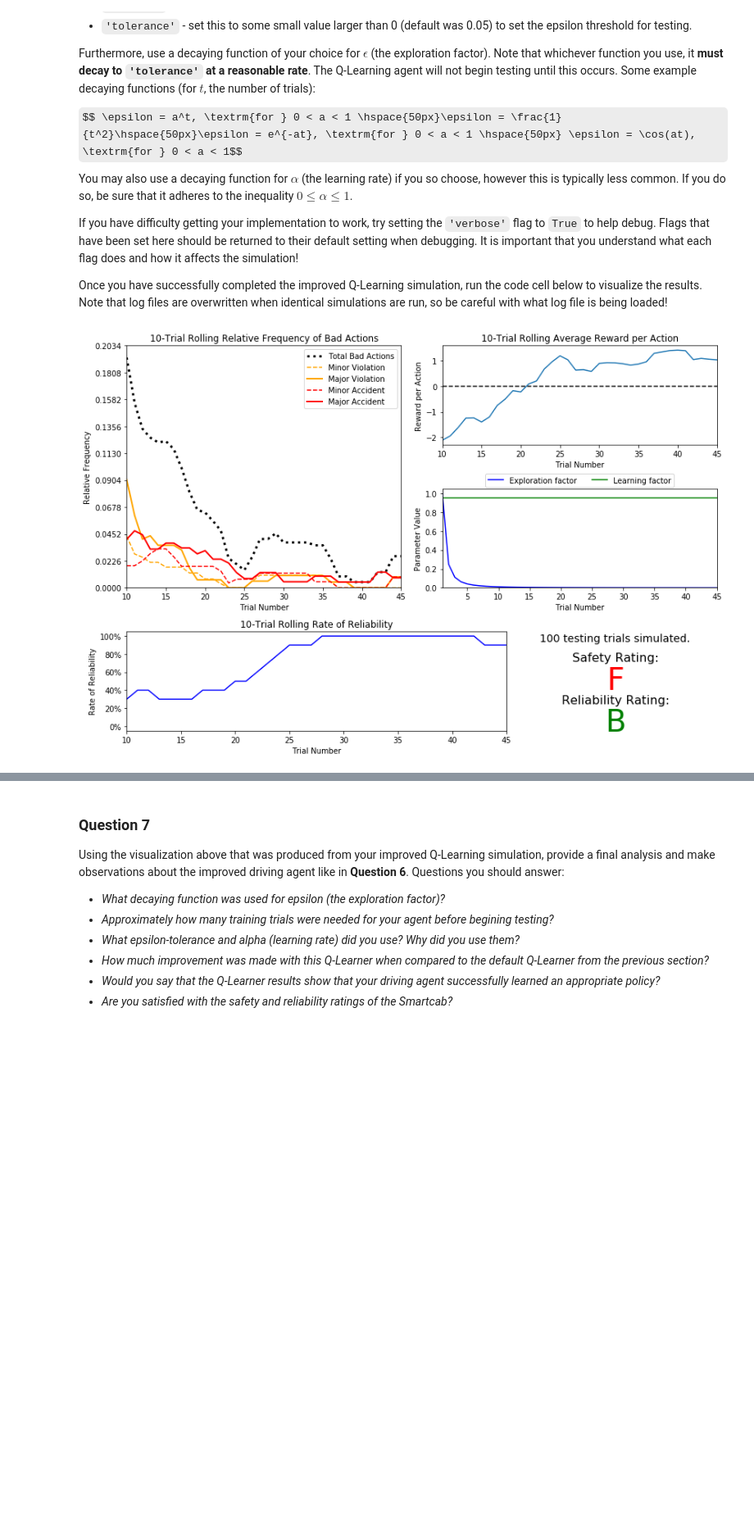
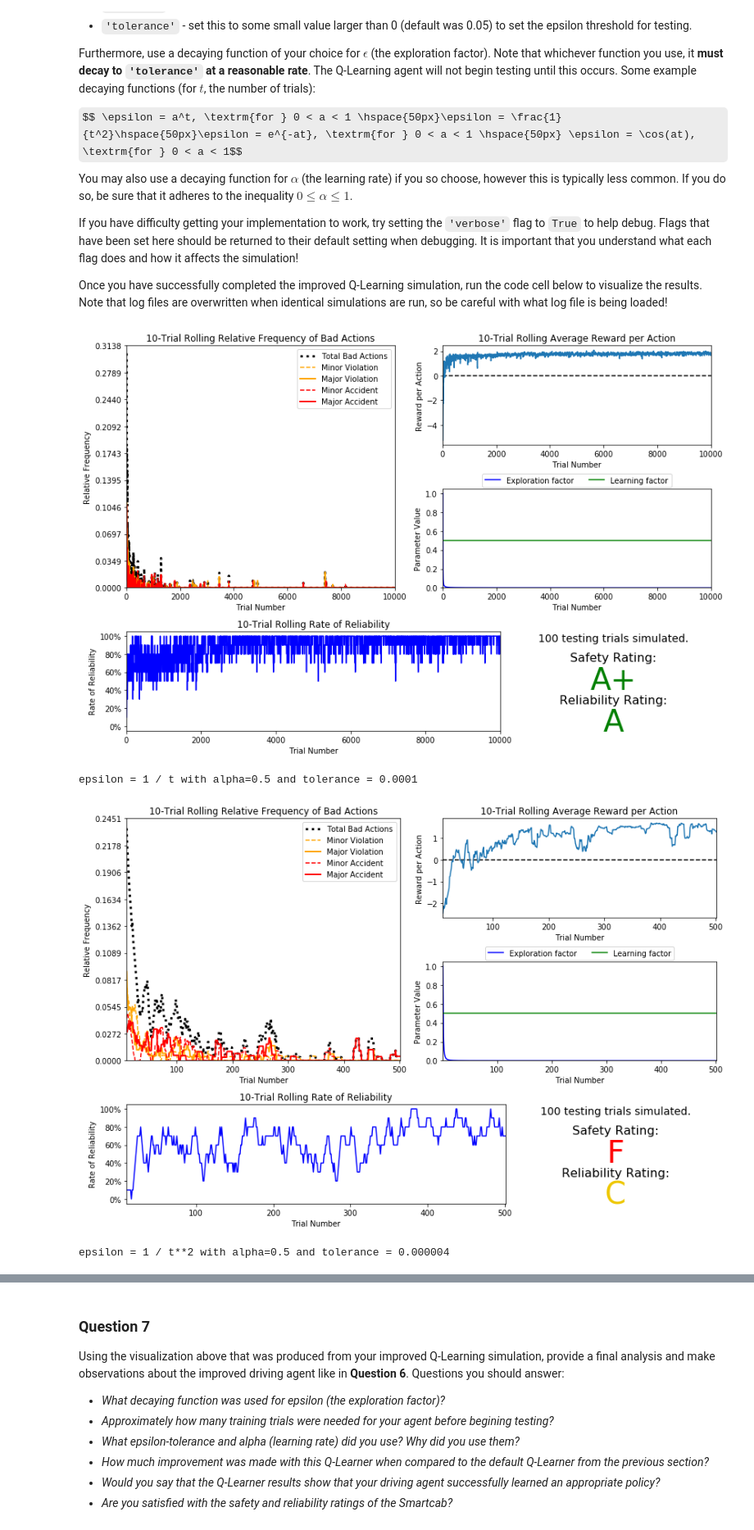
Before and after one commit to anshulprakash/smartcab, a Jupyter notebook: smartcab.ipynb, the cells around one changed output, grey strips where cells are left out. Shown at 82% size. Saved outputs shown, nothing was run; the diff lists cells and outputs as text; code cells hidden in the pictures; some formulas as TeX source; blank space fills up the shorter version.

```diff
--- a/smartcab.ipynb
+++ b/smartcab.ipynb
@@ -254,5 +273,13 @@ Once you have successfully completed the improved Q-Learning simulation, run the
 # %%
 # Load the 'sim_improved-learning' file from the improved Q-Learning simulation
 vs.plot_trials('sim_improved-learning.csv')
+print("epsilon = 1 / t with alpha=0.5 and tolerance = 0.0001")
 # %% [output]
-[figure, old version]
+[figure, new version]
+epsilon = 1 / t with alpha=0.5 and tolerance = 0.0001
+# %%
+vs.plot_trials('sim_improved-learning.csv')
+print("epsilon = 1 / t**2 with alpha=0.5 and tolerance = 0.000004")
+# %% [output]
+[figure, added]
+epsilon = 1 / t**2 with alpha=0.5 and tolerance = 0.000004
```
Also changed, not shown: parts of 13 cells of this notebook, 8 other files.
